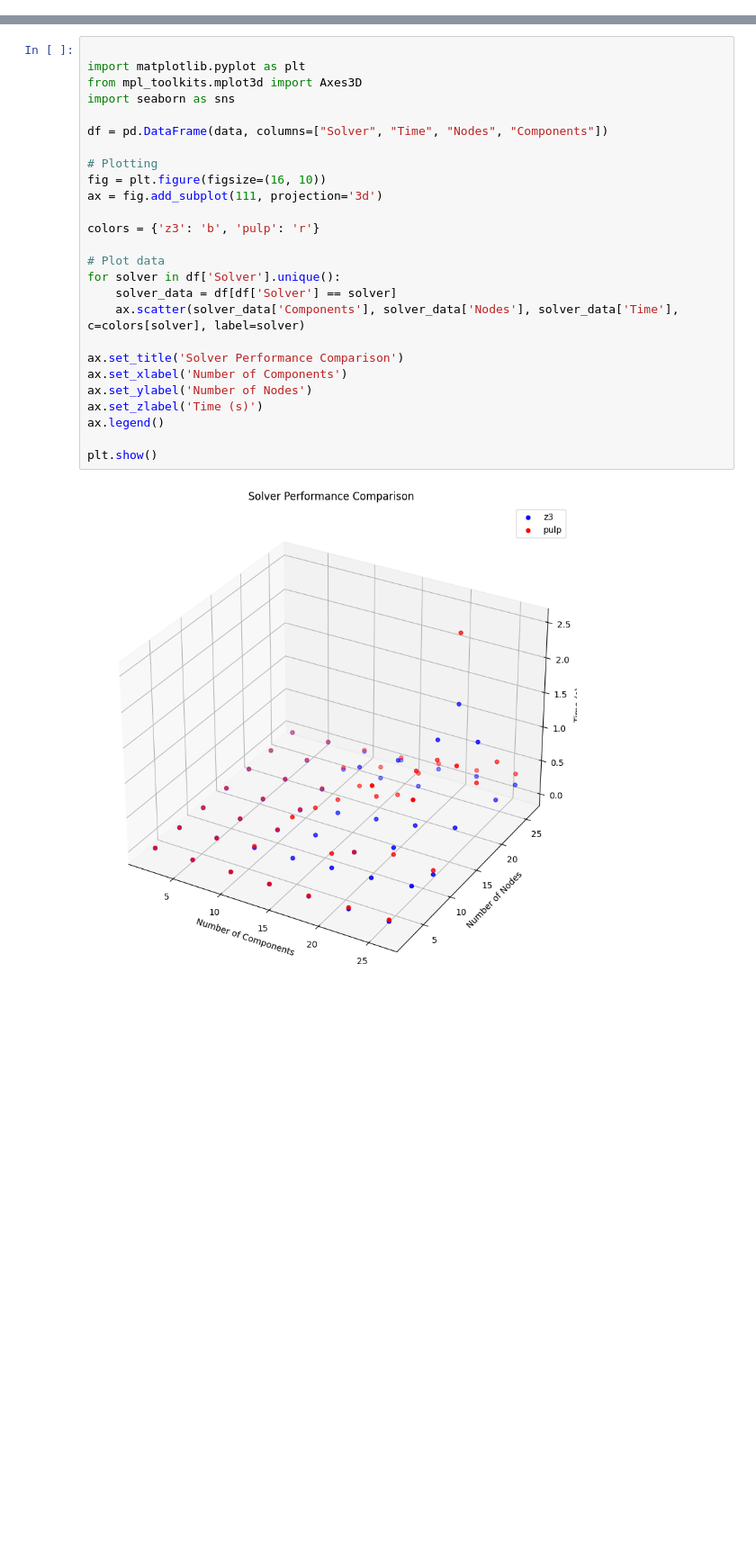
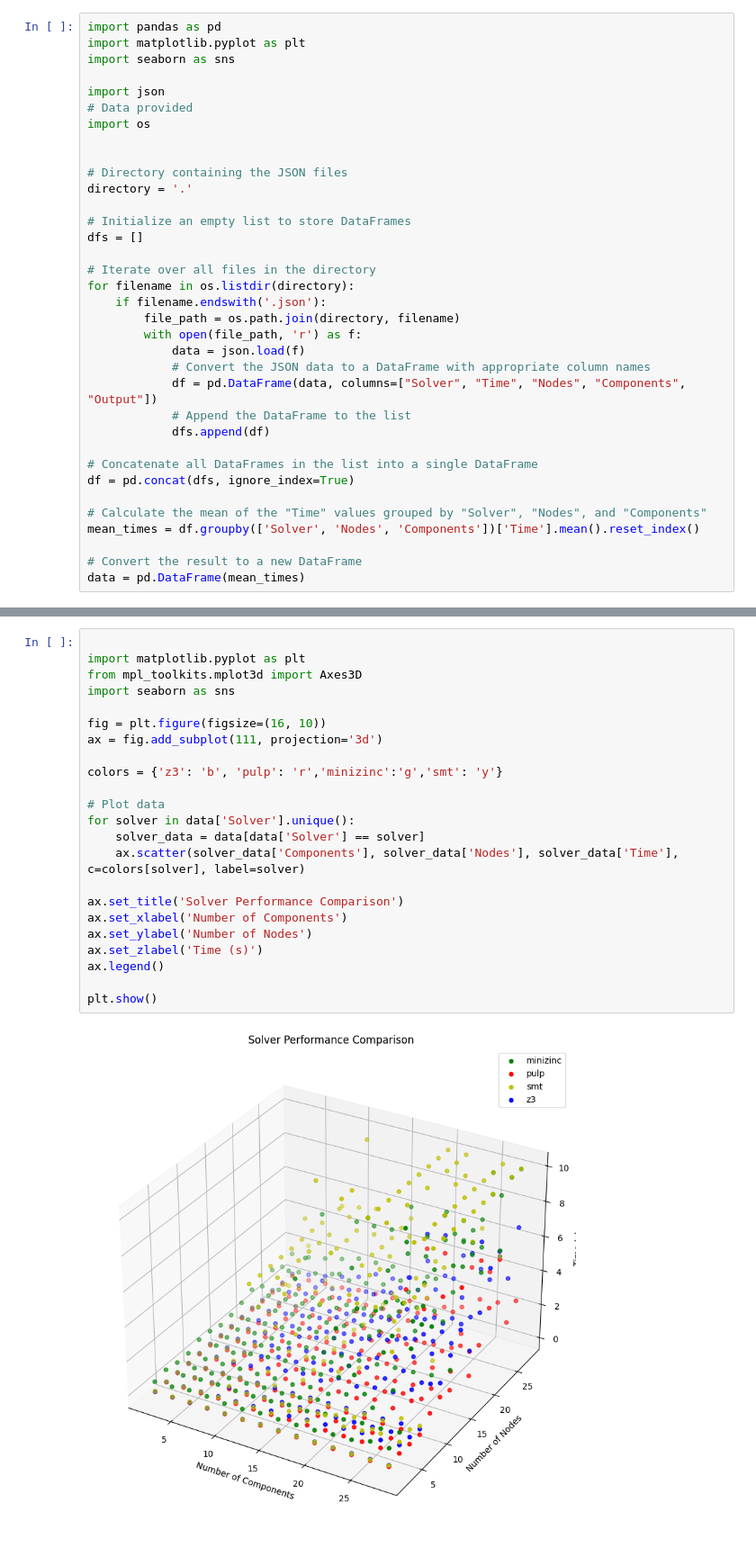
Before and after one commit to FREEDA-Project/Python-parser, a Jupyter notebook: banchmark.ipynb, the cells around one changed output, grey strips where cells are left out. Shown at 90% size. Cells and saved outputs as stored; diff of their text form; blank space fills up the shorter version.

```diff
--- a/banchmark.ipynb
+++ b/banchmark.ipynb
@@ -72,0 +1,35 @@ plt.show()
+# %%
+import pandas as pd
+import matplotlib.pyplot as plt
+import seaborn as sns
+
+import json
+# Data provided
+import os
+
+
+# Directory containing the JSON files
+directory = '.'
+
+# Initialize an empty list to store DataFrames
+dfs = []
+
+# Iterate over all files in the directory
+for filename in os.listdir(directory):
+    if filename.endswith('.json'):
+        file_path = os.path.join(directory, filename)
+        with open(file_path, 'r') as f:
+            data = json.load(f)
+            # Convert the JSON data to a DataFrame with appropriate column names
+            df = pd.DataFrame(data, columns=["Solver", "Time", "Nodes", "Components", "Output"])
+            # Append the DataFrame to the list
+            dfs.append(df)
+
+# Concatenate all DataFrames in the list into a single DataFrame
+df = pd.concat(dfs, ignore_index=True)
+
+# Calculate the mean of the "Time" values grouped by "Solver", "Nodes", and "Components"
+mean_times = df.groupby(['Solver', 'Nodes', 'Components'])['Time'].mean().reset_index()
+
+# Convert the result to a new DataFrame
+data = pd.DataFrame(mean_times)
@@ -73,29 +38,26 @@ plt.show()
 # %%
 
 import matplotlib.pyplot as plt
 from mpl_toolkits.mplot3d import Axes3D
 import seaborn as sns
 
-df = pd.DataFrame(data, columns=["Solver", "Time", "Nodes", "Components"])
-
-# Plotting
 fig = plt.figure(figsize=(16, 10))
 ax = fig.add_subplot(111, projection='3d')
 
-colors = {'z3': 'b', 'pulp': 'r'}
+colors = {'z3': 'b', 'pulp': 'r','minizinc':'g','smt': 'y'}
 
 # Plot data
-for solver in df['Solver'].unique():
-    solver_data = df[df['Solver'] == solver]
+for solver in data['Solver'].unique():
+    solver_data = data[data['Solver'] == solver]
     ax.scatter(solver_data['Components'], solver_data['Nodes'], solver_data['Time'], c=colors[solver], label=solver)
 
 ax.set_title('Solver Performance Comparison')
 ax.set_xlabel('Number of Components')
 ax.set_ylabel('Number of Nodes')
 ax.set_zlabel('Time (s)')
 ax.legend()
 
 plt.show()
 # %% [output]
-[figure, old version]
+[figure, new version]
 # %%
```
Also changed, not shown: parts of 4 cells of this notebook, 12 other files.
